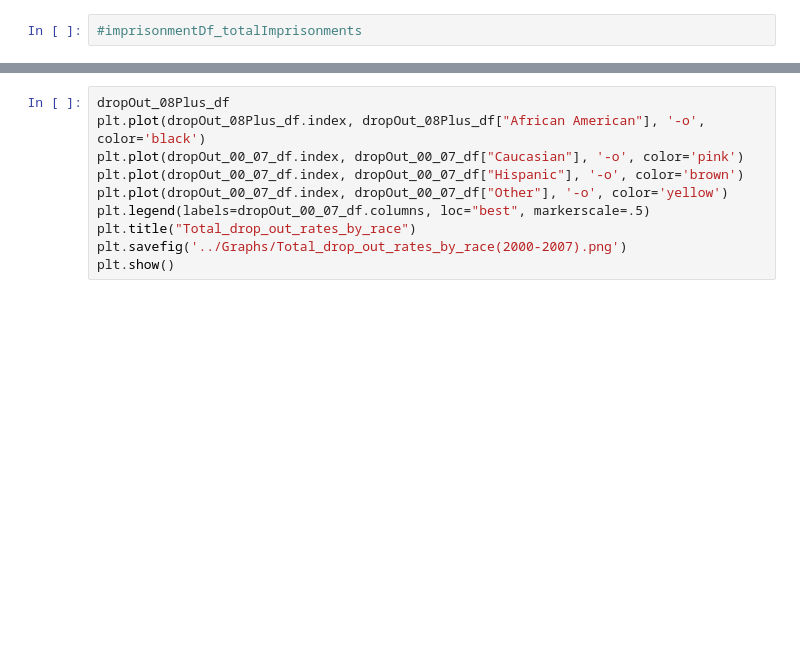
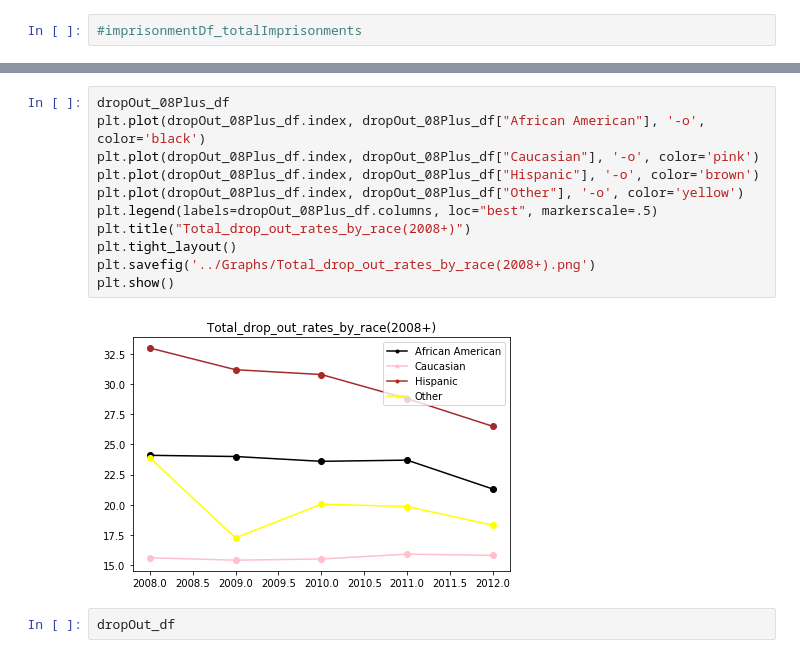
Before and after one commit to callanyan/BootCamp_GroupProjecT_Team5-by-5, a Jupyter notebook: Cleaning_Actual/ImprisonmentData_07.ipynb, the cells around one changed output, grey strips where cells are left out. Cells and saved outputs as stored; diff of their text form; blank space fills up the shorter version.

```diff
--- a/Cleaning_Actual/ImprisonmentData_07.ipynb
+++ b/Cleaning_Actual/ImprisonmentData_07.ipynb
@@ -433,10 +445,15 @@ plt.show()
 # %%
 dropOut_08Plus_df
 plt.plot(dropOut_08Plus_df.index, dropOut_08Plus_df["African American"], '-o', color='black')
-plt.plot(dropOut_00_07_df.index, dropOut_00_07_df["Caucasian"], '-o', color='pink')
-plt.plot(dropOut_00_07_df.index, dropOut_00_07_df["Hispanic"], '-o', color='brown')
-plt.plot(dropOut_00_07_df.index, dropOut_00_07_df["Other"], '-o', color='yellow')
-plt.legend(labels=dropOut_00_07_df.columns, loc="best", markerscale=.5)
-plt.title("Total_drop_out_rates_by_race")
-plt.savefig('../Graphs/Total_drop_out_rates_by_race(2000-2007).png')
+plt.plot(dropOut_08Plus_df.index, dropOut_08Plus_df["Caucasian"], '-o', color='pink')
+plt.plot(dropOut_08Plus_df.index, dropOut_08Plus_df["Hispanic"], '-o', color='brown')
+plt.plot(dropOut_08Plus_df.index, dropOut_08Plus_df["Other"], '-o', color='yellow')
+plt.legend(labels=dropOut_08Plus_df.columns, loc="best", markerscale=.5)
+plt.title("Total_drop_out_rates_by_race(2008+)")
+plt.tight_layout()
+plt.savefig('../Graphs/Total_drop_out_rates_by_race(2008+).png')
 plt.show()
+# %% [output]
+[figure, added]
+# %%
+dropOut_df
```
Also changed, not shown: parts of 10 cells of this notebook, 25 other files.
